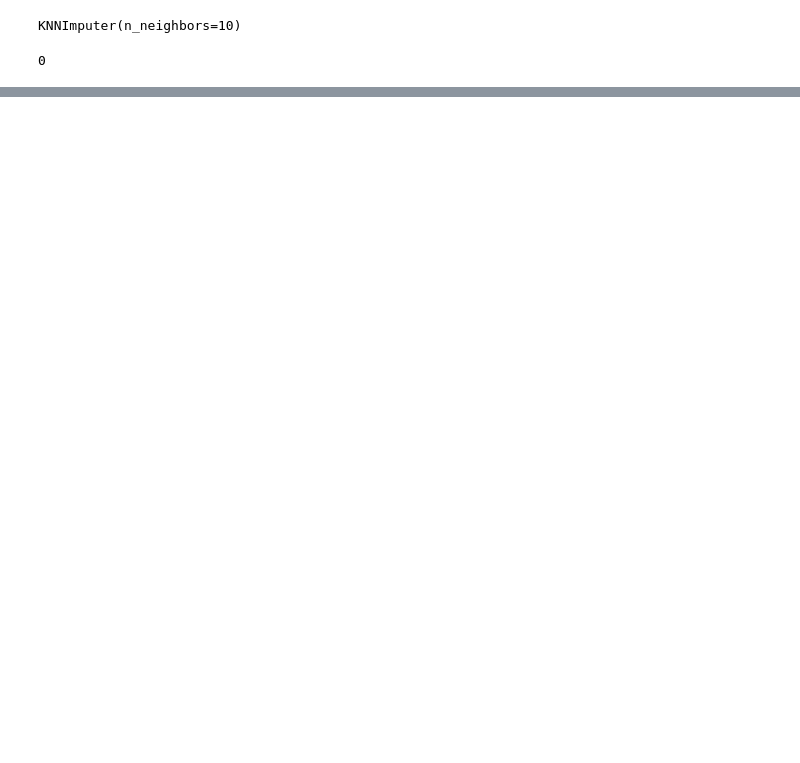
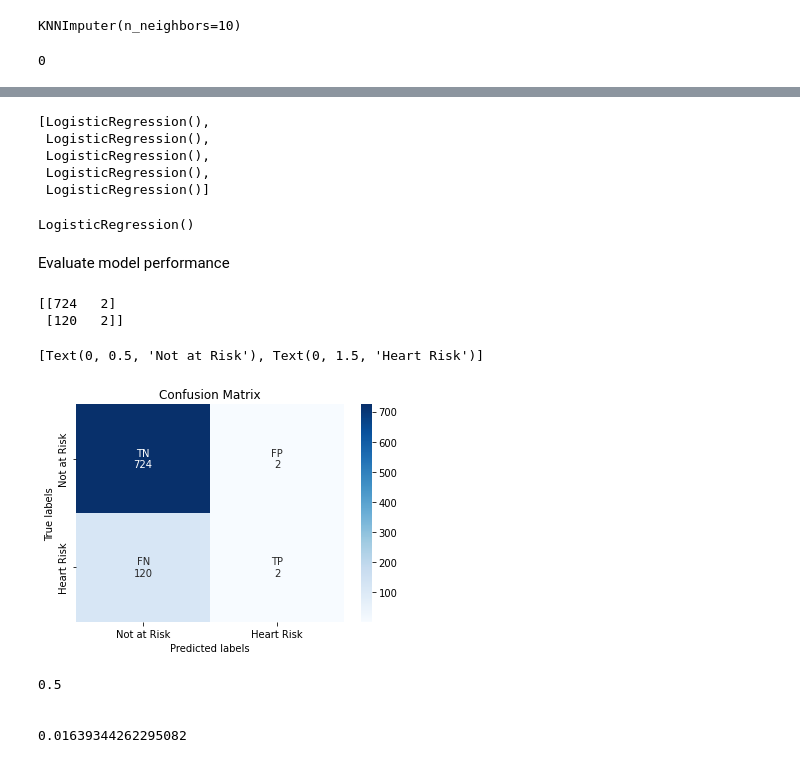
Before and after one commit to abdulaziz2208/CardiovascularRisk-Pred, a Jupyter notebook: CardiovascularPred.ipynb, the cells around one changed output, grey strips where cells are left out. Drawn from its saved outputs; the diff is of its cells as text; code cells hidden in the pictures; blank space fills up the shorter version.

Commit message:
Added model Logistic regr

```diff
--- a/CardiovascularPred.ipynb
+++ b/CardiovascularPred.ipynb
@@ -314,5 +318,8 @@ from sklearn.model_selection import cross_validate
+# %%
+X_train,X_test,y_train,y_test=train_test_split(X,y)
 # %%
-logistic = LogisticRegression(class_weight='balanced')
+#logistic = LogisticRegression(class_weight='balanced')
+logistic = LogisticRegression()
 # %%
 #The “balanced” mode uses the values of y to automatically adjust weights inversely proportional to class
 #frequencies in the input data as n_samples / (n_classes * np.bincount(y)).
@@ -320,0 +365,14 @@ logistic = LogisticRegression(class_weight='balanced')
+# %%
+scores['estimator']
+# %% [output]
+[LogisticRegression(),
+ LogisticRegression(),
+ LogisticRegression(),
+ LogisticRegression(),
+ LogisticRegression()]
+# %%
+logistic.fit(X_train,y_train)
+# %% [output]
+LogisticRegression()
+# %% [markdown]
+Evaluate model performance
@@ -320,0 +383,32 @@ logistic = LogisticRegression(class_weight='balanced')
+# %%
+# Get the predicted classes
+train_class_preds = logistic.predict(X_train)
+test_class_preds = logistic.predict(X_test)
+# %%
+# Get the confusion matrix for test
+
+labels = ['Not at Risk','Heart Risk' ]
+cm = confusion_matrix(y_test, test_class_preds)
+print(cm)
+
+cat = ['TN','FP','FN','TP']
+#cat = np.asarray(labels2).reshape(2,2)
+counts = [count for count in cm.flatten()]
+labelsIn = [f"{v1}\n{v2}" for v1, v2 in  zip(cat,counts)]
+
+labelsIn = np.asarray(labelsIn).reshape(2,2)
+
+ax= plt.subplot()
+sns.heatmap(cm, annot=labelsIn, ax = ax,fmt='', cmap='Blues');
+
+# labels, title and ticks
+ax.set_xlabel('Predicted labels')
+ax.set_ylabel('True labels')
+ax.set_title('Confusion Matrix')
+ax.xaxis.set_ticklabels(labels)
+ax.yaxis.set_ticklabels(labels)
+# %% [output]
+[[724   2]
+ [120   2]]
+[Text(0, 0.5, 'Not at Risk'), Text(0, 1.5, 'Heart Risk')]
+[figure, added]
@@ -320,0 +421,9 @@ logistic = LogisticRegression(class_weight='balanced')
+# %%
+print(precision)
+print("\n")
+print(recall)
+# %% [output]
+0.5
+
+
+0.01639344262295082
```
Also changed, not shown: parts of 18 cells of this notebook.
